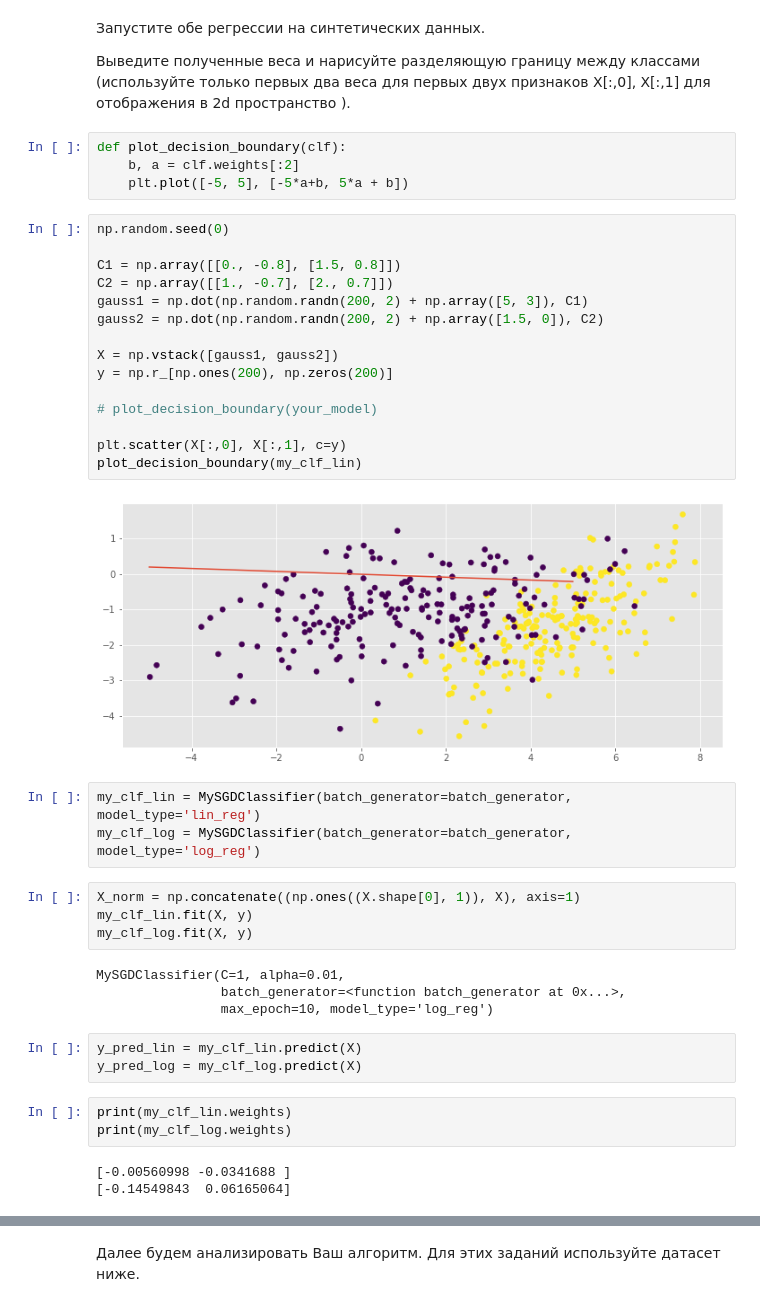
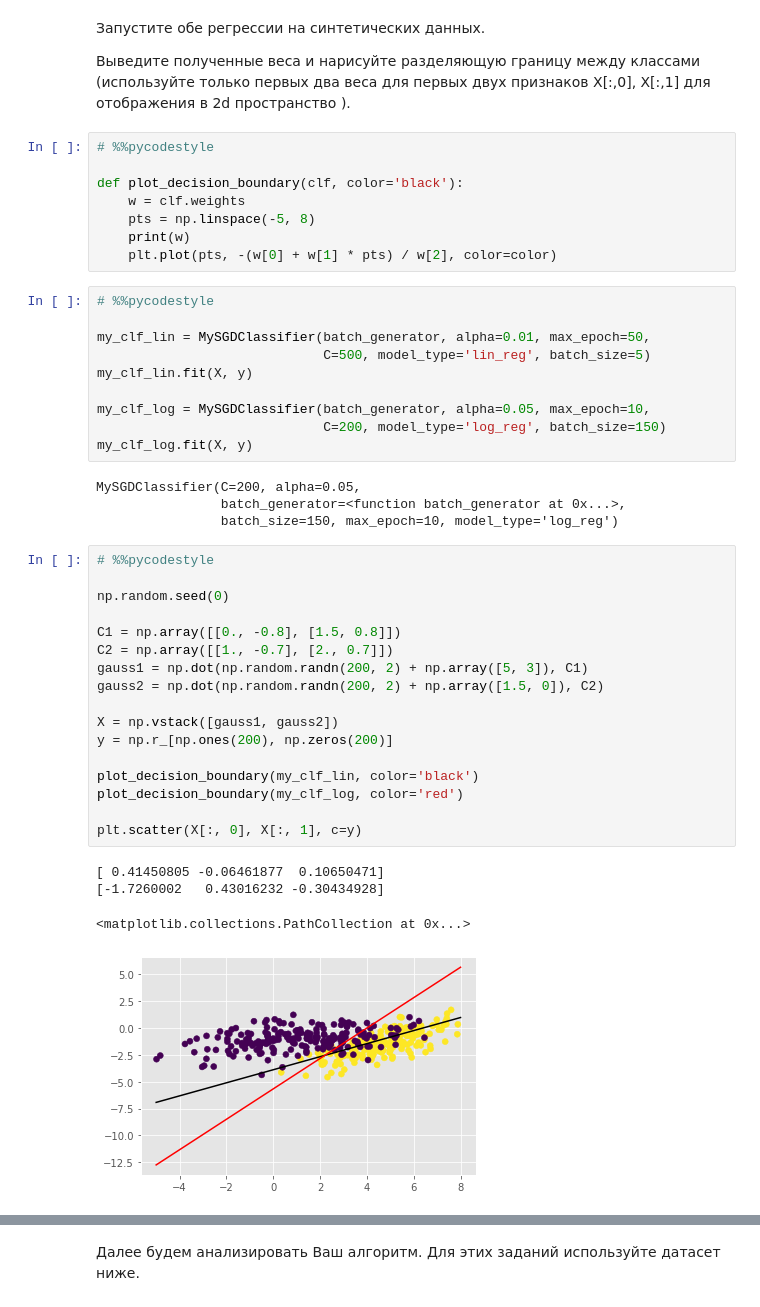
Before and after one commit to bulatral42/msu_ml_autumn_2020, a Jupyter notebook: valiahmetov_hw2.ipynb, the cells around one changed output, grey strips where cells are left out. Drawn from its saved outputs; the diff is of its cells as text.

```diff
--- a/valiahmetov_hw2.ipynb
+++ b/valiahmetov_hw2.ipynb
@@ -471,44 +497,47 @@ class MySGDClassifier(BaseEstimator, ClassifierMixin):
 
 
 Выведите полученные веса и нарисуйте разделяющую границу между классами (используйте только первых два веса для первых двух признаков X[:,0], X[:,1] для отображения в 2d пространство ).
-# %%
-def plot_decision_boundary(clf):
-    b, a = clf.weights[:2]
-    plt.plot([-5, 5], [-5*a+b, 5*a + b])
+# %%
+# %%pycodestyle
+
+def plot_decision_boundary(clf, color='black'):
+    w = clf.weights
+    pts = np.linspace(-5, 8)
+    print(w)
+    plt.plot(pts, -(w[0] + w[1] * pts) / w[2], color=color)
+# %%
+# %%pycodestyle
+
+my_clf_lin = MySGDClassifier(batch_generator, alpha=0.01, max_epoch=50,
+                             C=500, model_type='lin_reg', batch_size=5)
+my_clf_lin.fit(X, y)
+
+my_clf_log = MySGDClassifier(batch_generator, alpha=0.05, max_epoch=10,
+                             C=200, model_type='log_reg', batch_size=150)
+my_clf_log.fit(X, y)
+# %% [output]
+MySGDClassifier(C=200, alpha=0.05,
+                batch_generator=<function batch_generator at 0x...>,
+                batch_size=150, max_epoch=10, model_type='log_reg')
 # %%
+# %%pycodestyle
+
 np.random.seed(0)
 
 C1 = np.array([[0., -0.8], [1.5, 0.8]])
 C2 = np.array([[1., -0.7], [2., 0.7]])
 gauss1 = np.dot(np.random.randn(200, 2) + np.array([5, 3]), C1)
 gauss2 = np.dot(np.random.randn(200, 2) + np.array([1.5, 0]), C2)
 
 X = np.vstack([gauss1, gauss2])
 y = np.r_[np.ones(200), np.zeros(200)]
 
-# plot_decision_boundary(your_model)
+plot_decision_boundary(my_clf_lin, color='black')
+plot_decision_boundary(my_clf_log, color='red')
 
-plt.scatter(X[:,0], X[:,1], c=y)
-plot_decision_boundary(my_clf_lin)
+plt.scatter(X[:, 0], X[:, 1], c=y)
 # %% [output]
+[ 0.41450805 -0.06461877  0.10650471]
+[-1.7260002   0.43016232 -0.30434928]
+<matplotlib.collections.PathCollection at 0x...>
-[figure, old version]
+[figure, new version]
-# %%
-my_clf_lin = MySGDClassifier(batch_generator=batch_generator, model_type='lin_reg')
-my_clf_log = MySGDClassifier(batch_generator=batch_generator, model_type='log_reg')
-# %%
-X_norm = np.concatenate((np.ones((X.shape[0], 1)), X), axis=1)
-my_clf_lin.fit(X, y)
-my_clf_log.fit(X, y)
-# %% [output]
-MySGDClassifier(C=1, alpha=0.01,
-                batch_generator=<function batch_generator at 0x...>,
-                max_epoch=10, model_type='log_reg')
-# %%
-y_pred_lin = my_clf_lin.predict(X)
-y_pred_log = my_clf_log.predict(X)
-# %%
-print(my_clf_lin.weights)
-print(my_clf_log.weights)
-# %% [output]
-[-0.00560998 -0.0341688 ]
-[-0.14549843  0.06165064]
```
Also changed, not shown: parts of 17 cells of this notebook.
